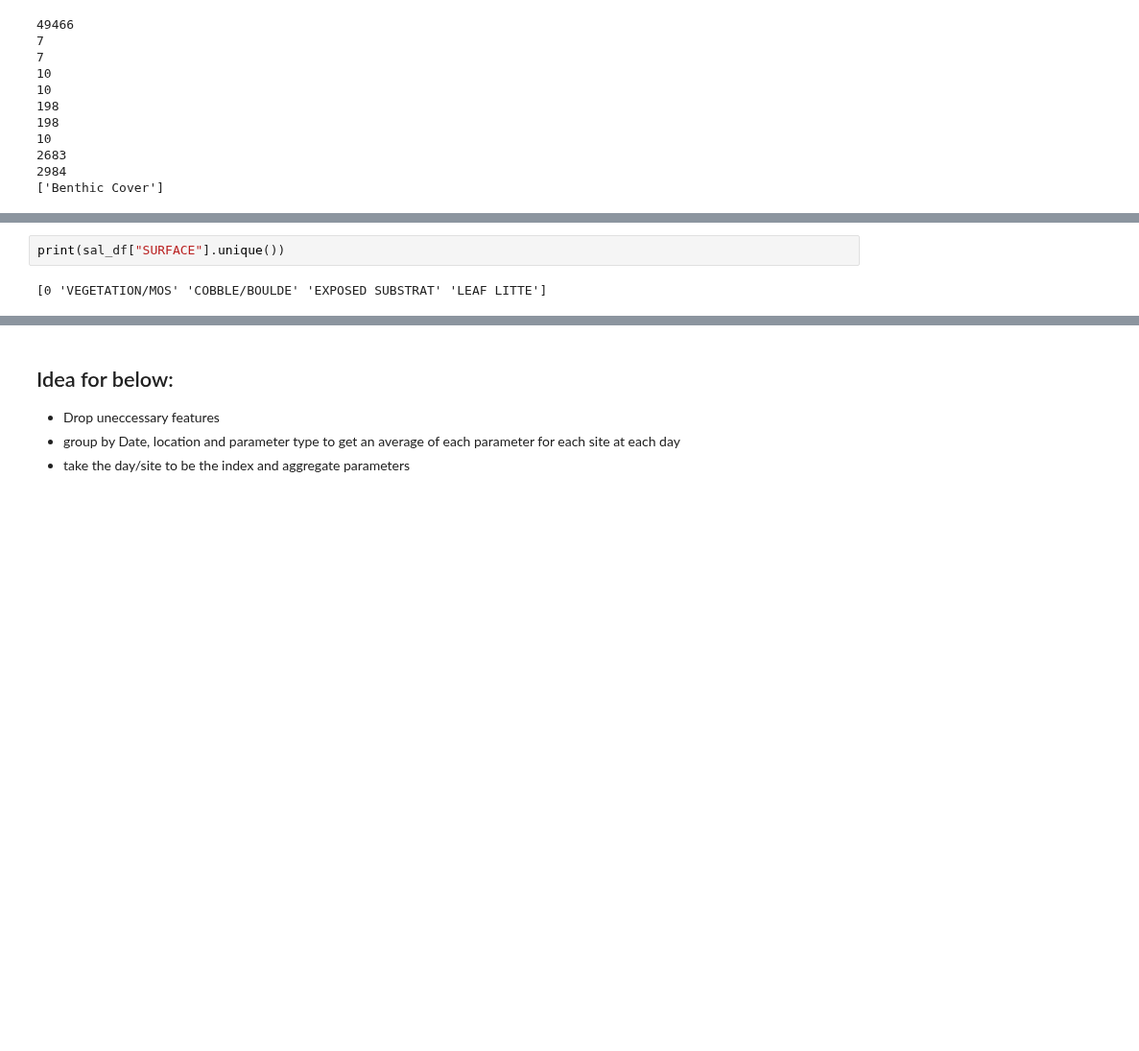
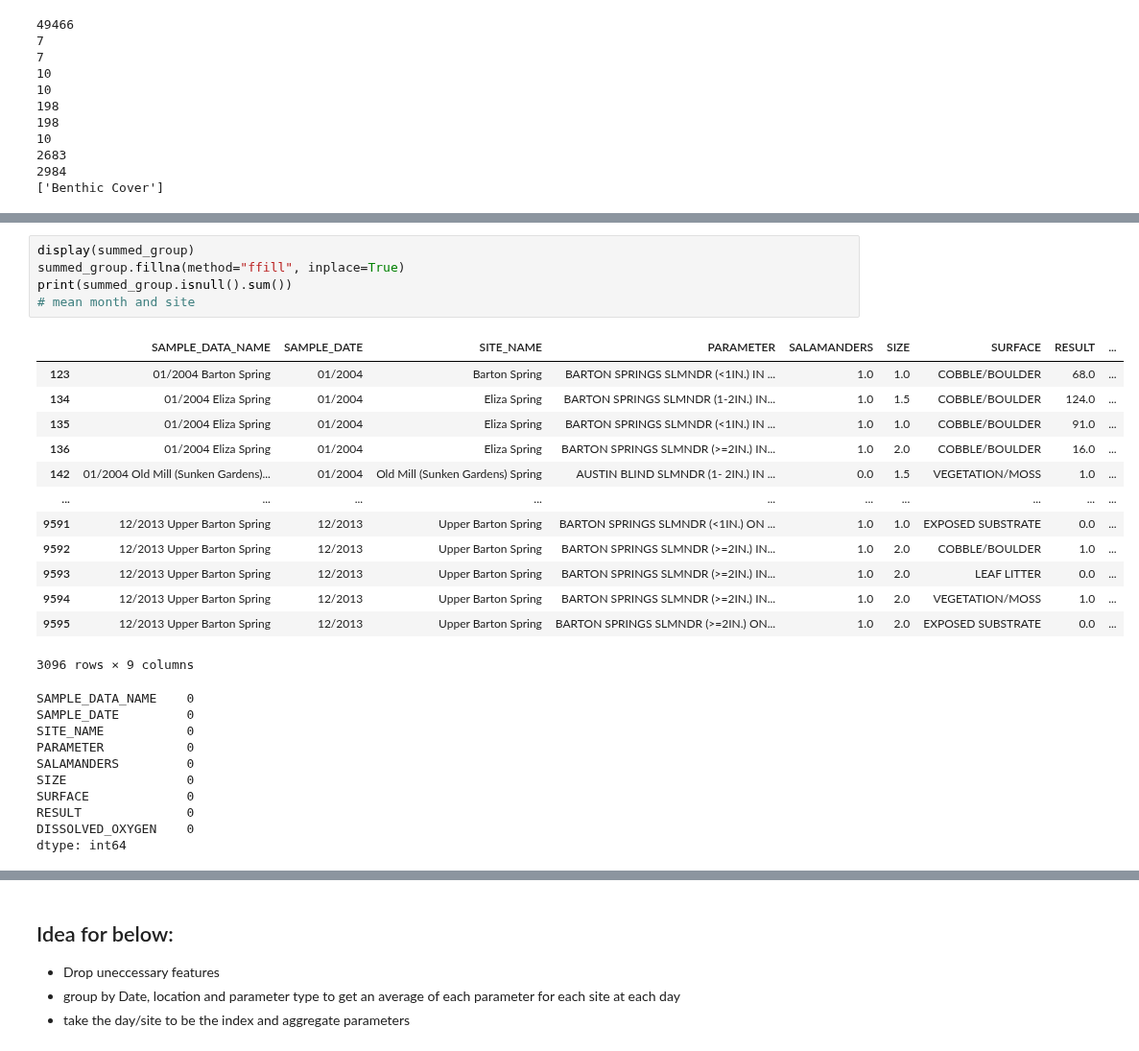
Before and after one commit to benjamin010095/BartonSpringsSalamanders, a Jupyter notebook: Barton Springs Salamanders.ipynb, the cells around one changed output, grey strips where cells are left out. Shown at 96% size. Cells and saved outputs as stored; diff of their text form; blank space fills up the shorter version.

```diff
--- a/Barton Springs Salamanders.ipynb
+++ b/Barton Springs Salamanders.ipynb
@@ -341,5 +325,30 @@ SyntaxError: invalid syntax (<ipython-input-162-7b003f92912d>, line 12)
-# %%
-print(sal_df["SURFACE"].unique())
-# %% [output]
-[0 'VEGETATION/MOS' 'COBBLE/BOULDE' 'EXPOSED SUBSTRAT' 'LEAF LITTE']
+# %%
+display(summed_group)
+summed_group.fillna(method="ffill", inplace=True)
+print(summed_group.isnull().sum())
+# mean month and site
+# %% [output]
+|  | SAMPLE_DATA_NAME | SAMPLE_DATE | SITE_NAME | PARAMETER | SALAMANDERS | SIZE | SURFACE | RESULT | ... |
+| 123 | 01/2004 Barton Spring | 01/2004 | Barton Spring | BARTON SPRINGS SLMNDR (<1IN.) IN ... | 1.0 | 1.0 | COBBLE/BOULDER | 68.0 | ... |
+| 134 | 01/2004 Eliza Spring | 01/2004 | Eliza Spring | BARTON SPRINGS SLMNDR (1-2IN.) IN... | 1.0 | 1.5 | COBBLE/BOULDER | 124.0 | ... |
+| 135 | 01/2004 Eliza Spring | 01/2004 | Eliza Spring | BARTON SPRINGS SLMNDR (<1IN.) IN ... | 1.0 | 1.0 | COBBLE/BOULDER | 91.0 | ... |
+| 136 | 01/2004 Eliza Spring | 01/2004 | Eliza Spring | BARTON SPRINGS SLMNDR (>=2IN.) IN... | 1.0 | 2.0 | COBBLE/BOULDER | 16.0 | ... |
+| 142 | 01/2004 Old Mill (Sunken Gardens)... | 01/2004 | Old Mill (Sunken Gardens) Spring | AUSTIN BLIND SLMNDR (1- 2IN.) IN ... | 0.0 | 1.5 | VEGETATION/MOSS | 1.0 | ... |
+| ... | ... | ... | ... | ... | ... | ... | ... | ... | ... |
+| 9591 | 12/2013 Upper Barton Spring | 12/2013 | Upper Barton Spring | BARTON SPRINGS SLMNDR (<1IN.) ON ... | 1.0 | 1.0 | EXPOSED SUBSTRATE | 0.0 | ... |
+| 9592 | 12/2013 Upper Barton Spring | 12/2013 | Upper Barton Spring | BARTON SPRINGS SLMNDR (>=2IN.) IN... | 1.0 | 2.0 | COBBLE/BOULDER | 1.0 | ... |
+| 9593 | 12/2013 Upper Barton Spring | 12/2013 | Upper Barton Spring | BARTON SPRINGS SLMNDR (>=2IN.) IN... | 1.0 | 2.0 | LEAF LITTER | 0.0 | ... |
+| 9594 | 12/2013 Upper Barton Spring | 12/2013 | Upper Barton Spring | BARTON SPRINGS SLMNDR (>=2IN.) IN... | 1.0 | 2.0 | VEGETATION/MOSS | 1.0 | ... |
+| 9595 | 12/2013 Upper Barton Spring | 12/2013 | Upper Barton Spring | BARTON SPRINGS SLMNDR (>=2IN.) ON... | 1.0 | 2.0 | EXPOSED SUBSTRATE | 0.0 | ... |
+3096 rows × 9 columns
+SAMPLE_DATA_NAME    0
+SAMPLE_DATE         0
+SITE_NAME           0
+PARAMETER           0
+SALAMANDERS         0
+SIZE                0
+SURFACE             0
+RESULT              0
+DISSOLVED_OXYGEN    0
+dtype: int64
 # %%
```
Also changed, not shown: parts of 6 cells of this notebook.
